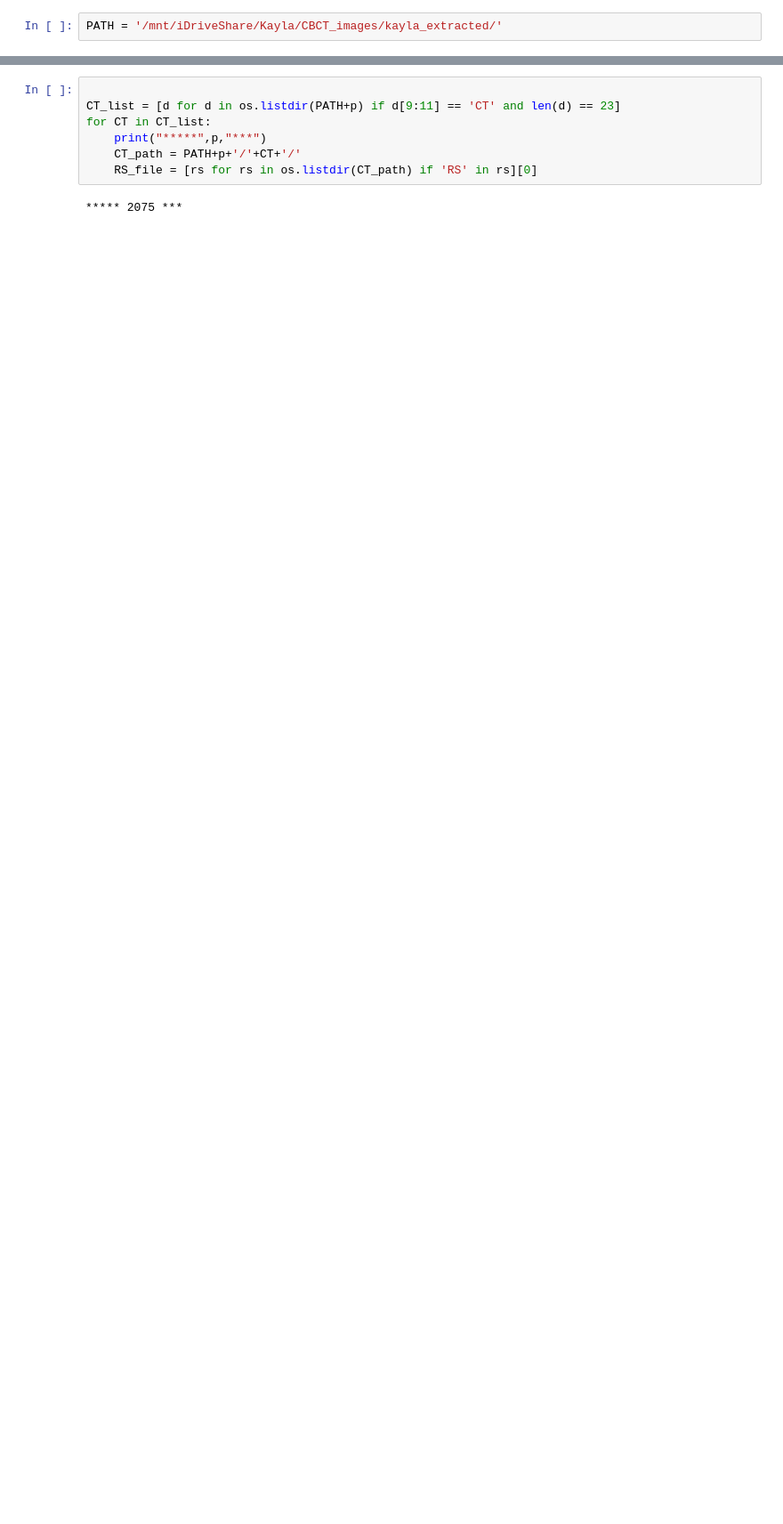
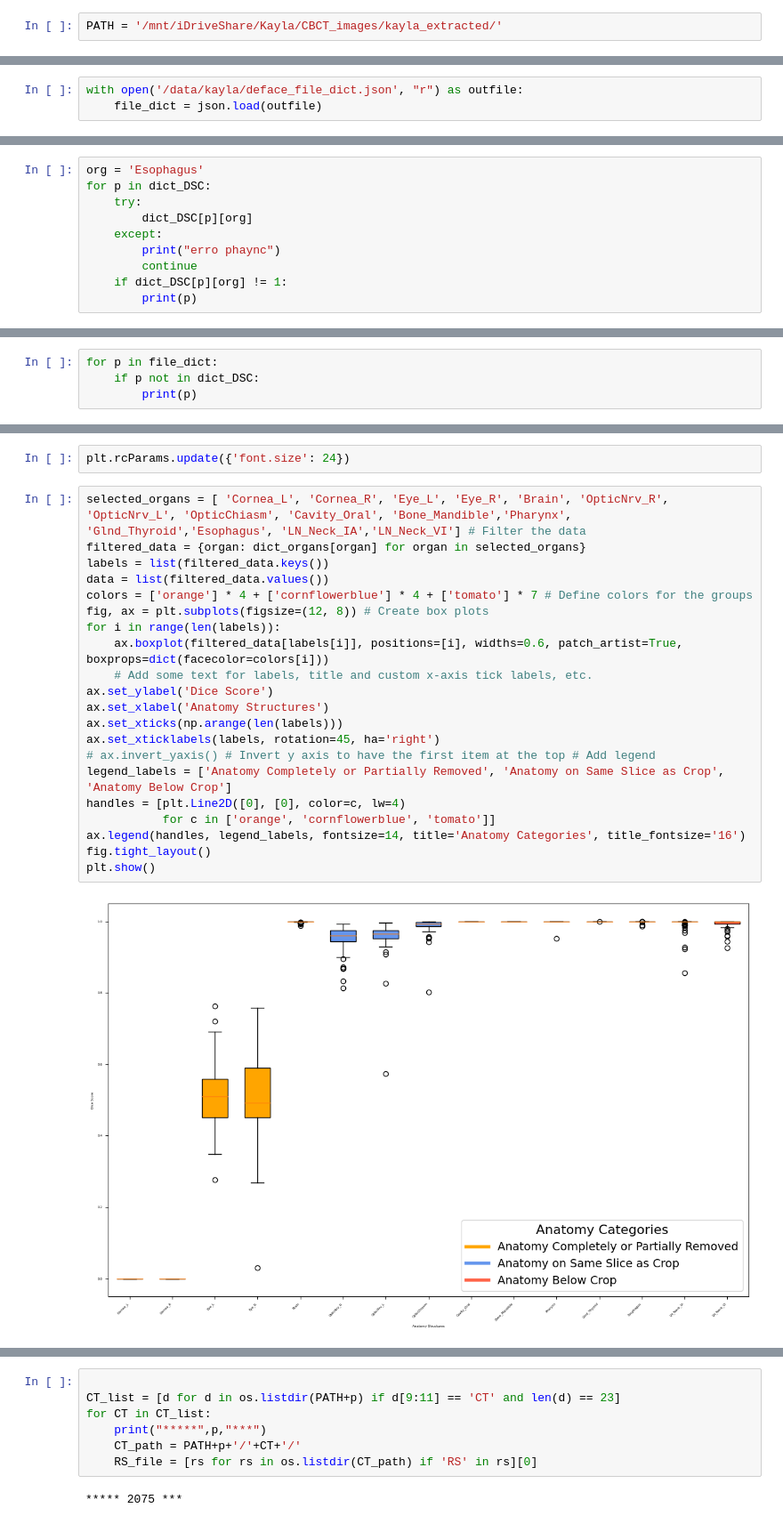
Before and after one commit to kildealab/defaceRT, a Jupyter notebook: Utility_Evaluation.ipynb, the cells around one changed output, grey strips where cells are left out. Shown at 89% size. Cells and saved outputs as stored; diff of their text form; blank space fills up the shorter version.

```diff
--- a/Utility_Evaluation.ipynb
+++ b/Utility_Evaluation.ipynb
@@ -6,0 +495,3 @@ PATH = '/mnt/iDriveShare/Kayla/CBCT_images/kayla_extracted/'
+# %%
+with open('/data/kayla/deface_file_dict.json', "r") as outfile:
+    file_dict = json.load(outfile)
@@ -6,0 +577,10 @@ PATH = '/mnt/iDriveShare/Kayla/CBCT_images/kayla_extracted/'
+# %%
+org = 'Esophagus'
+for p in dict_DSC:
+    try:
+        dict_DSC[p][org]
+    except:
+        print("erro phaync")
+        continue
+    if dict_DSC[p][org] != 1:
+        print(p)
@@ -6,0 +601,4 @@ PATH = '/mnt/iDriveShare/Kayla/CBCT_images/kayla_extracted/'
+# %%
+for p in file_dict:
+    if p not in dict_DSC:
+        print(p)
@@ -6,0 +990,25 @@ PATH = '/mnt/iDriveShare/Kayla/CBCT_images/kayla_extracted/'
+# %%
+plt.rcParams.update({'font.size': 24})
+# %%
+selected_organs = [ 'Cornea_L', 'Cornea_R', 'Eye_L', 'Eye_R', 'Brain', 'OpticNrv_R', 'OpticNrv_L', 'OpticChiasm', 'Cavity_Oral', 'Bone_Mandible','Pharynx', 'Glnd_Thyroid','Esophagus', 'LN_Neck_IA','LN_Neck_VI'] # Filter the data
+filtered_data = {organ: dict_organs[organ] for organ in selected_organs}
+labels = list(filtered_data.keys())
+data = list(filtered_data.values())
+colors = ['orange'] * 4 + ['cornflowerblue'] * 4 + ['tomato'] * 7 # Define colors for the groups
+fig, ax = plt.subplots(figsize=(12, 8)) # Create box plots
+for i in range(len(labels)):
+    ax.boxplot(filtered_data[labels[i]], positions=[i], widths=0.6, patch_artist=True, boxprops=dict(facecolor=colors[i]))
+    # Add some text for labels, title and custom x-axis tick labels, etc.
+ax.set_ylabel('Dice Score')
+ax.set_xlabel('Anatomy Structures')
+ax.set_xticks(np.arange(len(labels)))
+ax.set_xticklabels(labels, rotation=45, ha='right')
+# ax.invert_yaxis() # Invert y axis to have the first item at the top # Add legend
+legend_labels = ['Anatomy Completely or Partially Removed', 'Anatomy on Same Slice as Crop', 'Anatomy Below Crop']
+handles = [plt.Line2D([0], [0], color=c, lw=4)
+           for c in ['orange', 'cornflowerblue', 'tomato']]
+ax.legend(handles, legend_labels, fontsize=14, title='Anatomy Categories', title_fontsize='16')
+fig.tight_layout()
+plt.show()
+# %% [output]
+[figure, added]
```
Also changed, not shown: parts of 125 cells of this notebook.
